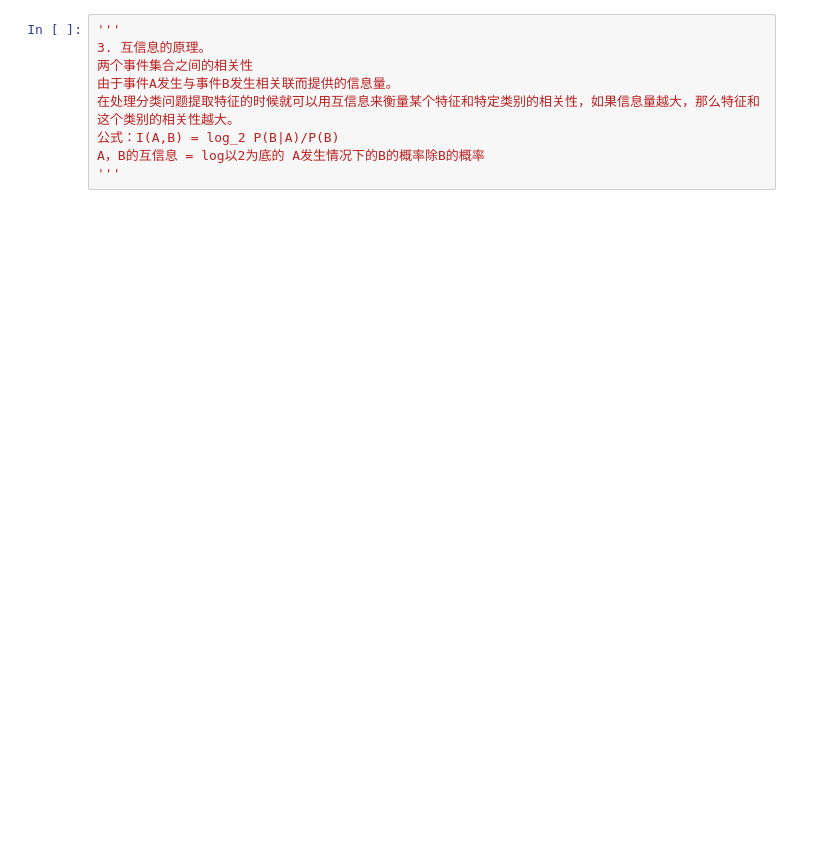
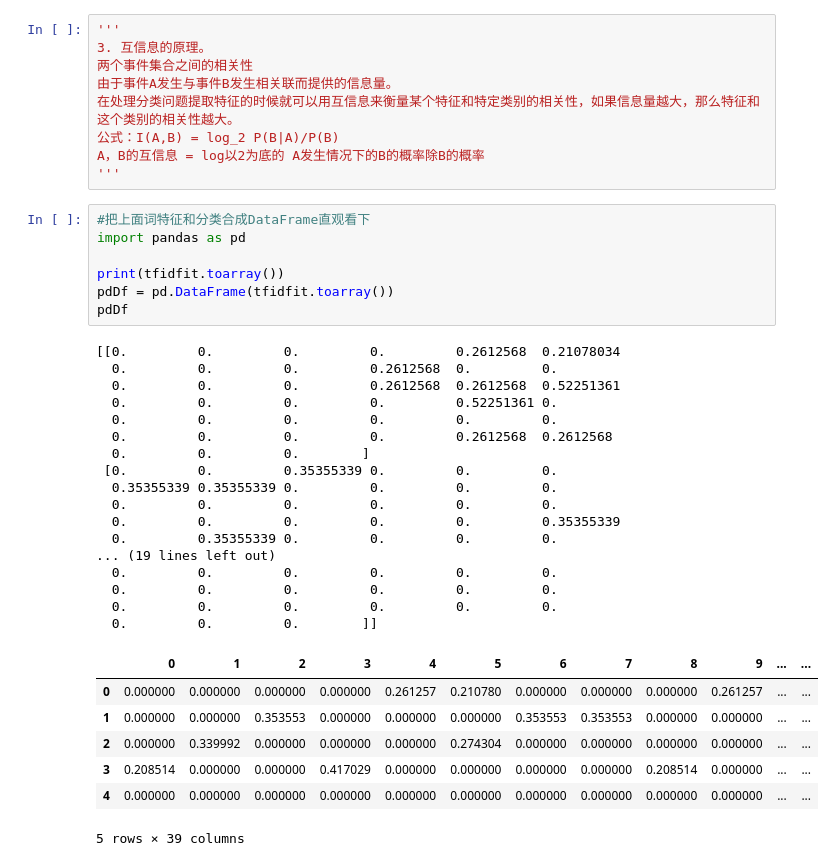
Before and after one commit to huanwn111/test, a Jupyter notebook: whale4_day4.ipynb, the cells around one changed output. Saved outputs shown, nothing was run; the diff lists cells and outputs as text; blank space fills up the shorter version.

```diff
--- a/whale4_day4.ipynb
+++ b/whale4_day4.ipynb
@@ -157,5 +183,37 @@ print(rs.toarray())
 公式：I(A,B) = log_2 P(B|A)/P(B)
 A，B的互信息 = log以2为底的 A发生情况下的B的概率除B的概率
 '''
+# %%
+#把上面词特征和分类合成DataFrame直观看下
+import pandas as pd
+
+print(tfidfit.toarray())
+pdDf = pd.DataFrame(tfidfit.toarray())
+pdDf
+# %% [output]
+[[0.         0.         0.         0.         0.2612568  0.21078034
+  0.         0.         0.         0.2612568  0.         0.
+  0.         0.         0.         0.2612568  0.2612568  0.52251361
+  0.         0.         0.         0.         0.52251361 0.
+  0.         0.         0.         0.         0.         0.
+  0.         0.         0.         0.         0.2612568  0.2612568
+  0.         0.         0.        ]
+ [0.         0.         0.35355339 0.         0.         0.
+  0.35355339 0.35355339 0.         0.         0.         0.
+  0.         0.         0.         0.         0.         0.
+  0.         0.         0.         0.         0.         0.35355339
+  0.         0.35355339 0.         0.         0.         0.
+... (19 lines left out)
+  0.         0.         0.         0.         0.         0.
+  0.         0.         0.         0.         0.         0.
+  0.         0.         0.         0.         0.         0.
+  0.         0.         0.        ]]
+|  | 0 | 1 | 2 | 3 | 4 | 5 | 6 | 7 | 8 | 9 | ... | ... |
+| 0 | 0.000000 | 0.000000 | 0.000000 | 0.000000 | 0.261257 | 0.210780 | 0.000000 | 0.000000 | 0.000000 | 0.261257 | ... | ... |
+| 1 | 0.000000 | 0.000000 | 0.353553 | 0.000000 | 0.000000 | 0.000000 | 0.353553 | 0.353553 | 0.000000 | 0.000000 | ... | ... |
+| 2 | 0.000000 | 0.339992 | 0.000000 | 0.000000 | 0.000000 | 0.274304 | 0.000000 | 0.000000 | 0.000000 | 0.000000 | ... | ... |
+| 3 | 0.208514 | 0.000000 | 0.000000 | 0.417029 | 0.000000 | 0.000000 | 0.000000 | 0.000000 | 0.208514 | 0.000000 | ... | ... |
+| 4 | 0.000000 | 0.000000 | 0.000000 | 0.000000 | 0.000000 | 0.000000 | 0.000000 | 0.000000 | 0.000000 | 0.000000 | ... | ... |
+5 rows × 39 columns
 # %%
 '''
```
Also changed, not shown: parts of 4 cells of this notebook.
